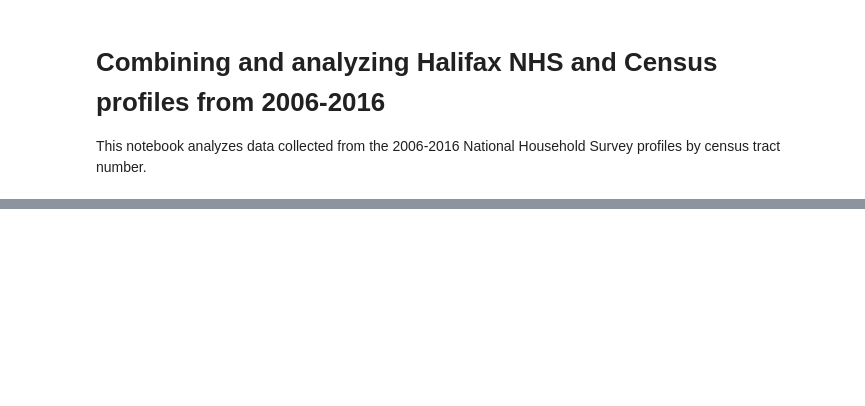
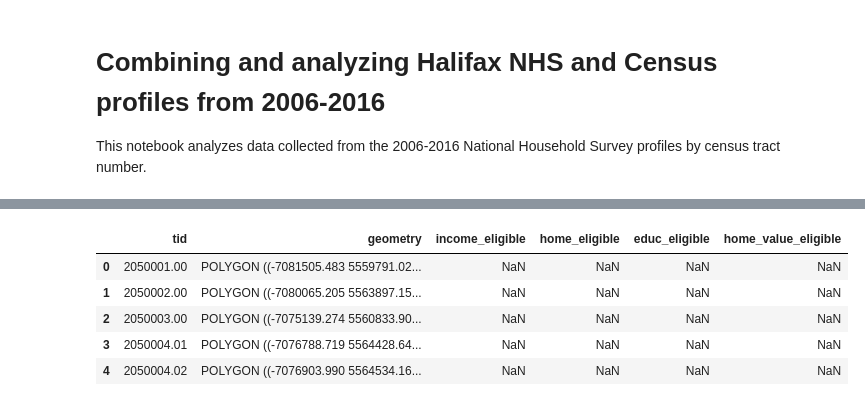
Before and after one commit to laurynmarchand/hfx-gentrification, a Jupyter notebook: notebooks/analysis.ipynb, the cells around one changed output, grey strips where cells are left out. Saved outputs shown, nothing was run; the diff lists cells and outputs as text; code cells hidden in the pictures; blank space fills up the shorter version.

```diff
--- a/notebooks/analysis.ipynb
+++ b/notebooks/analysis.ipynb
@@ -81,0 +228,11 @@ ax3.set_title("2016")
+# %%
+census_tracts = pd.DataFrame(columns=['tid','geometry','income_eligible','home_eligible','educ_eligible','home_value_eligible'])
+census_tracts['tid'] = halifax2006['tid']
+census_tracts['geometry'] = halifax2006['geometry']
+# %% [output]
+|  | tid | geometry | income_eligible | home_eligible | educ_eligible | home_value_eligible |
+| 0 | 2050001.00 | POLYGON ((-7081505.483 5559791.02... | NaN | NaN | NaN | NaN |
+| 1 | 2050002.00 | POLYGON ((-7080065.205 5563897.15... | NaN | NaN | NaN | NaN |
+| 2 | 2050003.00 | POLYGON ((-7075139.274 5560833.90... | NaN | NaN | NaN | NaN |
+| 3 | 2050004.01 | POLYGON ((-7076788.719 5564428.64... | NaN | NaN | NaN | NaN |
+| 4 | 2050004.02 | POLYGON ((-7076903.990 5564534.16... | NaN | NaN | NaN | NaN |
```
Also changed, not shown: parts of 20 cells of this notebook.
